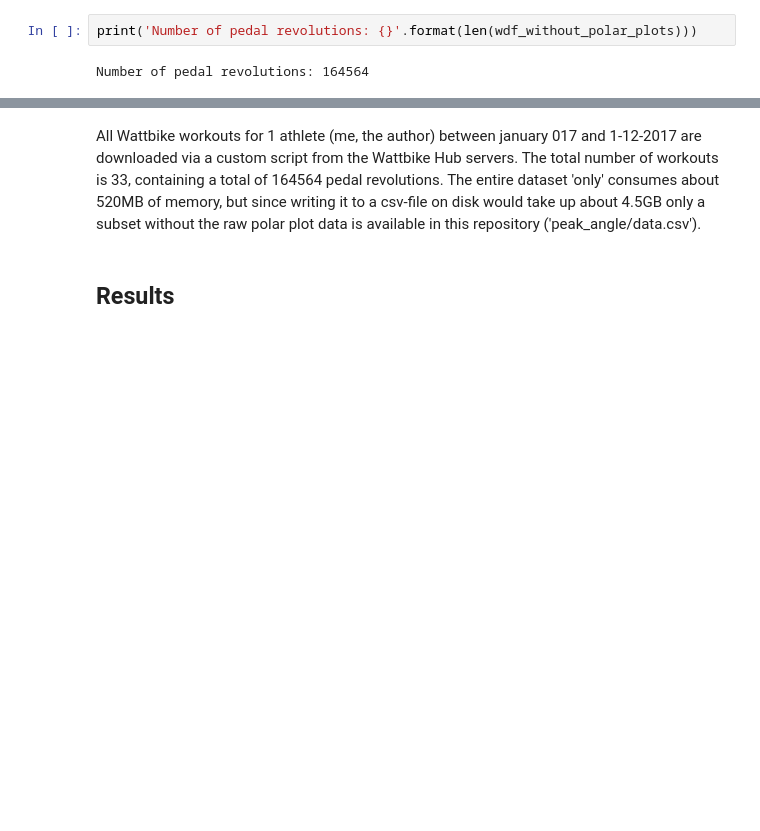
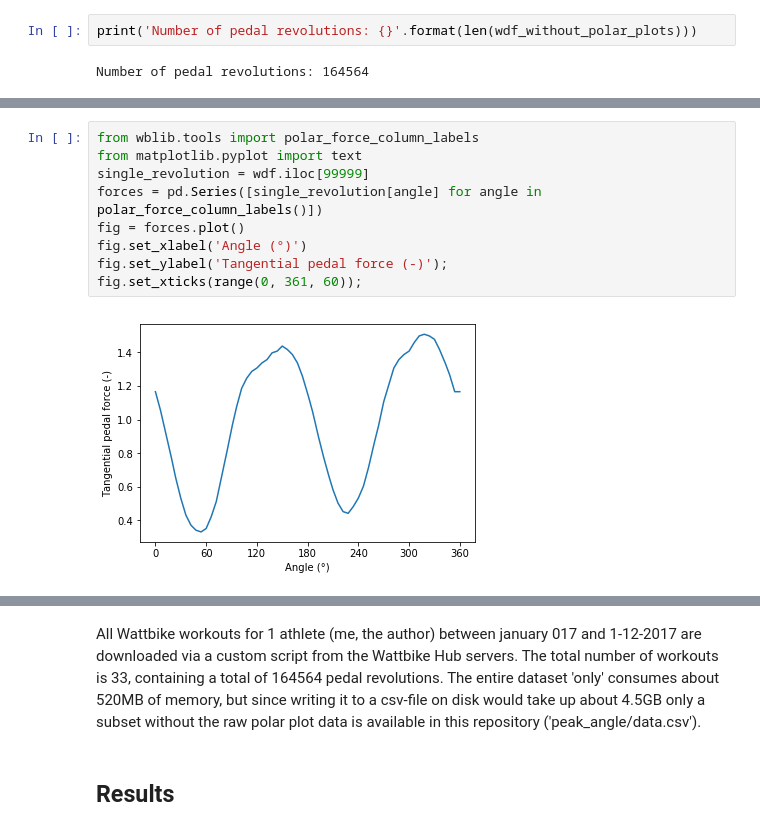
Before and after one commit to AartGoossens/publications, a Jupyter notebook: peak_angles/article.ipynb, the cells around one changed output, grey strips where cells are left out. Drawn from its saved outputs; the diff is of its cells as text; blank space fills up the shorter version.

```diff
--- a/peak_angles/article.ipynb
+++ b/peak_angles/article.ipynb
@@ -41,0 +47,11 @@ Number of pedal revolutions: 164564
+# %%
+from wblib.tools import polar_force_column_labels
+from matplotlib.pyplot import text
+single_revolution = wdf.iloc[99999]
+forces = pd.Series([single_revolution[angle] for angle in polar_force_column_labels()])
+fig = forces.plot()
+fig.set_xlabel('Angle (°)')
+fig.set_ylabel('Tangential pedal force (-)');
+fig.set_xticks(range(0, 361, 60));
+# %% [output]
+[figure, added]
```
Also changed, not shown: parts of 11 cells of this notebook.
